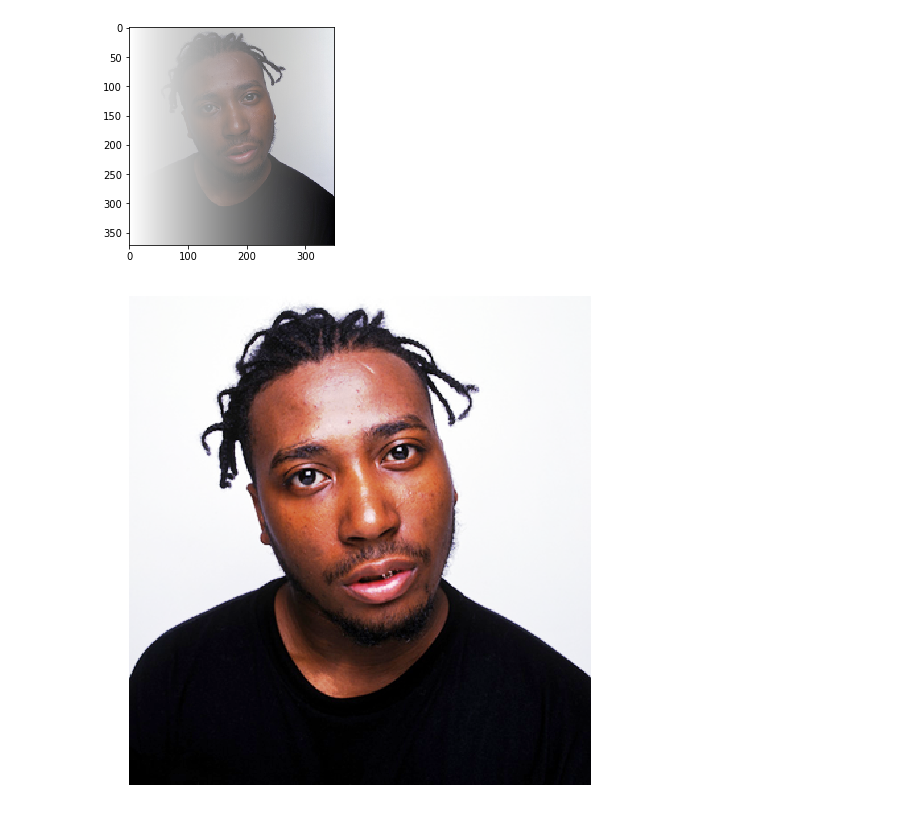
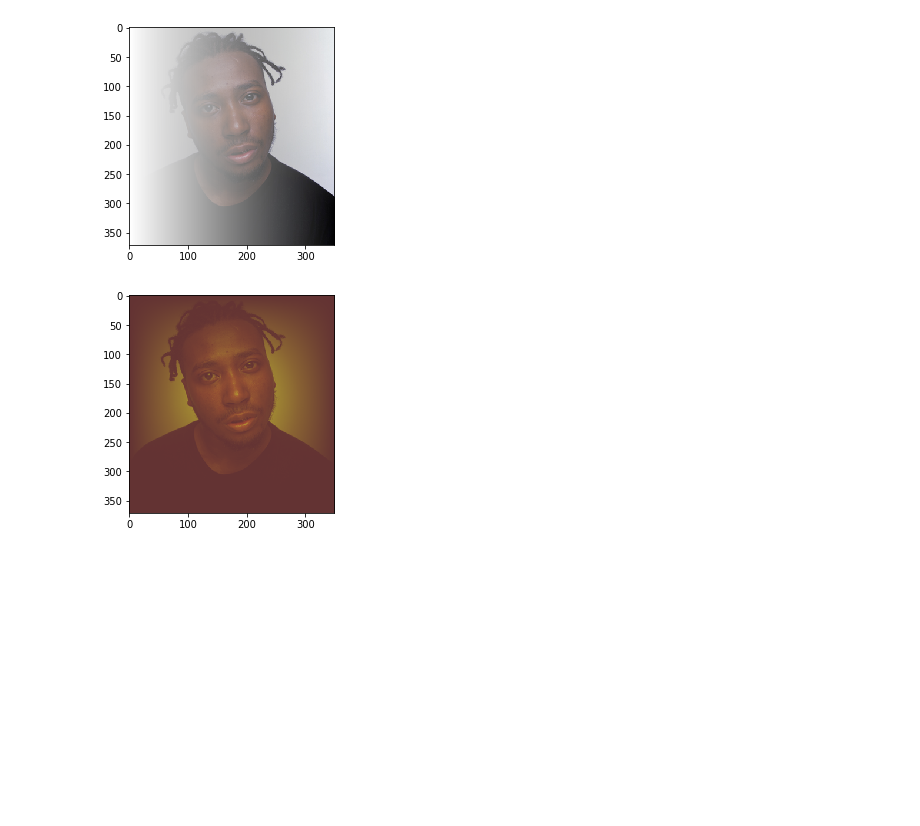
Before and after one commit to MitchelOsb1/numpy, a Jupyter notebook: Array.ipynb, the cells around one changed output. Cells and saved outputs as stored; diff of their text form; code cells hidden in the pictures; blank space fills up the shorter version.

```diff
--- a/Array.ipynb
+++ b/Array.ipynb
@@ -112,4 +69,0 @@ def amaro():
-# %%
-amaro()
-# %% [output]
-[figure, removed]
@@ -115,0 +148,4 @@ amaro()
+# %%
+earlybird()
+# %% [output]
+[figure, added]
```
Also changed, not shown: parts of 2 cells of this notebook, 1 other file.
